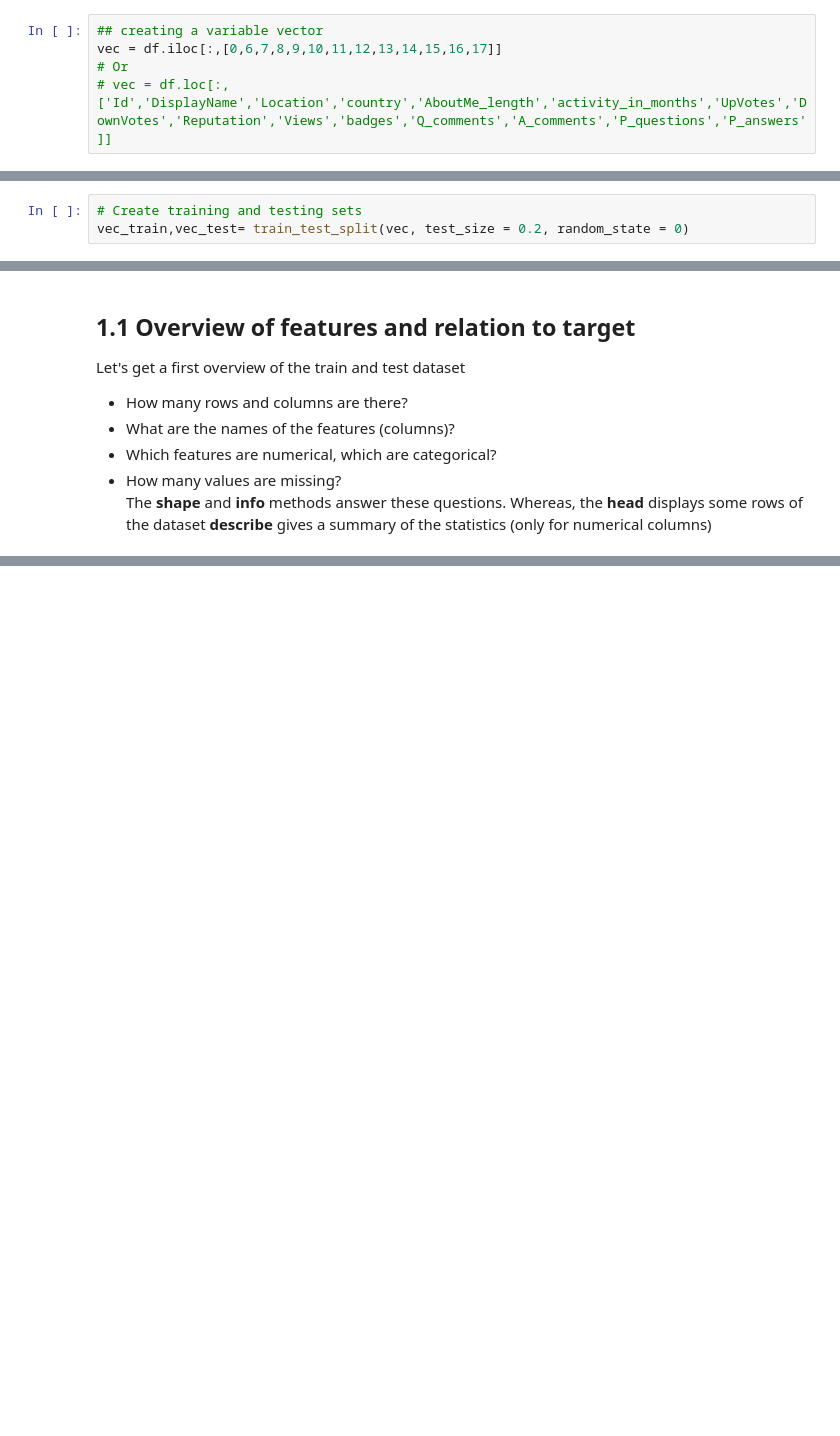
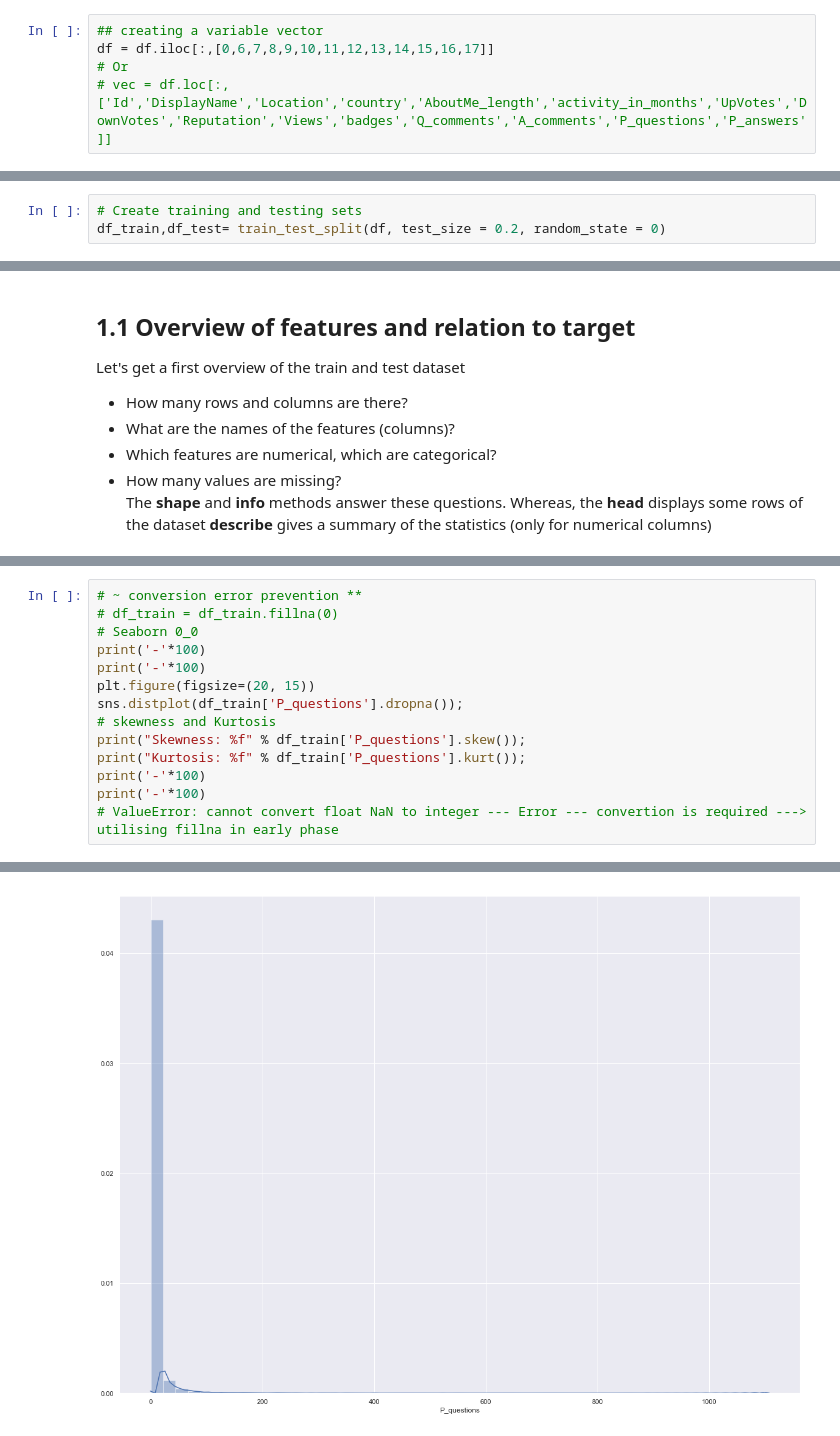
Before and after one commit to zolduoarrati/repos, a Jupyter notebook: Python/Jupyter/EDA/EDA & ML.ipynb, the cells around one changed output, grey strips where cells are left out. Drawn from its saved outputs; the diff is of its cells as text; blank space fills up the shorter version.

```diff
--- a/Python/Jupyter/EDA/EDA & ML.ipynb
+++ b/Python/Jupyter/EDA/EDA & ML.ipynb
@@ -194,6 +187,6 @@ df.head()
 # %%
 ## creating a variable vector
-vec = df.iloc[:,[0,6,7,8,9,10,11,12,13,14,15,16,17]]
+df = df.iloc[:,[0,6,7,8,9,10,11,12,13,14,15,16,17]]
 # Or
 # vec = df.loc[:,['Id','DisplayName','Location','country','AboutMe_length','activity_in_months','UpVotes','DownVotes','Reputation','Views','badges','Q_comments','A_comments','P_questions','P_answers']]
 # %%
@@ -207,7 +200,7 @@ vec.head()
 | 4 | 1440631 | usa | 32.0 | 0.0 | 0 | 0 | 1 | 0 | ... |
 # %%
 # Create training and testing sets
-vec_train,vec_test= train_test_split(vec, test_size = 0.2, random_state = 0)
+df_train,df_test= train_test_split(df, test_size = 0.2, random_state = 0)
 # %% [markdown]
 # Part 1: Exploratory Data Analysis
 # %% [markdown]
@@ -260,0 +308,15 @@ None
+# %%
+# ~ conversion error prevention **
+# df_train = df_train.fillna(0)
+# Seaborn 0_0
+print('-'*100)
+print('-'*100)
+plt.figure(figsize=(20, 15))
+sns.distplot(df_train['P_questions'].dropna());
+# skewness and Kurtosis
+print("Skewness: %f" % df_train['P_questions'].skew());
+print("Kurtosis: %f" % df_train['P_questions'].kurt());
+print('-'*100)
+print('-'*100)
+# ValueError: cannot convert float NaN to integer --- Error --- convertion is required ---> utilising fillna in early phase
+# %% [output]
@@ -260,0 +329 @@ None
+[figure, added]
```
Also changed, not shown: parts of 26 cells of this notebook.
